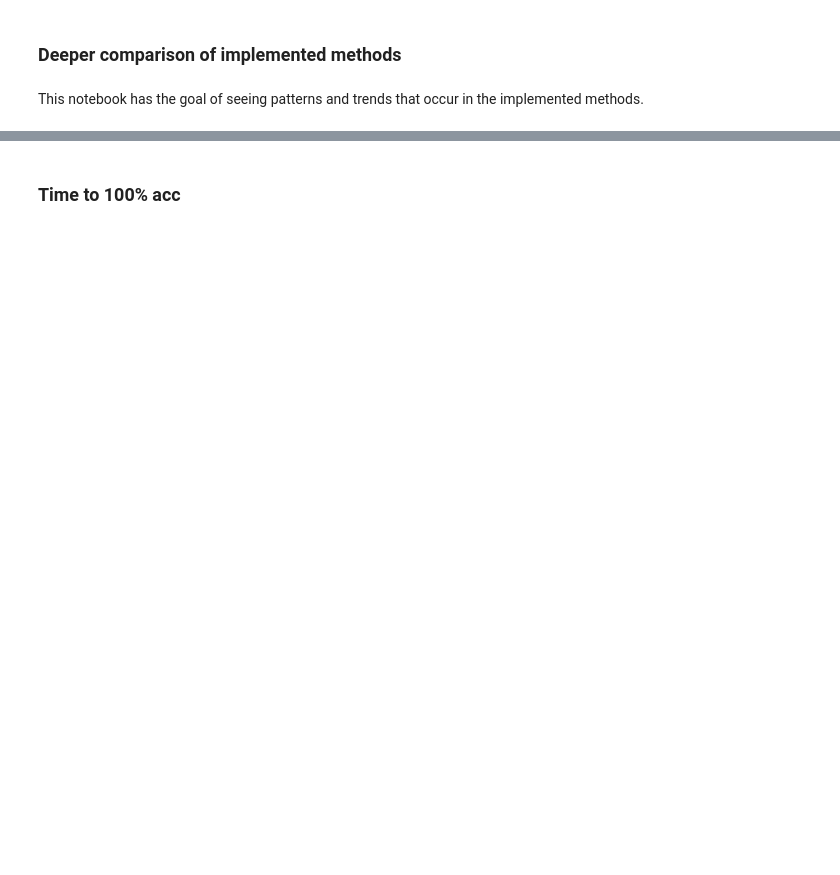
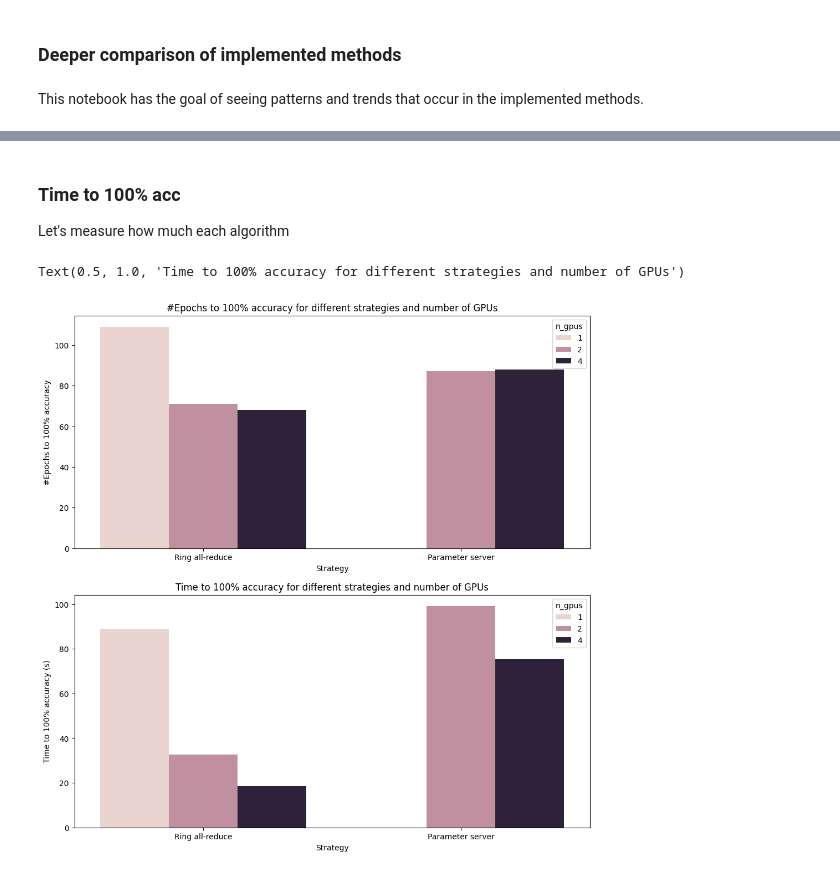
Before and after one commit to ppadjin/torch-parallel-from-scratch, a Jupyter notebook: Experiment3.ipynb, the cells around one changed output, grey strips where cells are left out. Drawn from its saved outputs; the diff is of its cells as text; code cells hidden in the pictures; blank space fills up the shorter version.

```diff
--- a/Experiment3.ipynb
+++ b/Experiment3.ipynb
@@ -24,2 +60,39 @@ r4_time = pd.read_csv(os.path.join(logs_path, 'r4_time.csv'))
 # %% [markdown]
 ### Time to 100% acc
+
+Let's measure how much each algorithm
+# %%
+def time_to_100_acc(time, acc):
+    idx = acc[acc['acc'] == 1.0].index[0]
+    return time['time'][idx], idx
+# %%
+r1_time_to_100, r1_idx = time_to_100_acc(r1_time, r1_acc)
+r2_time_to_100, r2_idx = time_to_100_acc(r2_time, r2_acc)
+r4_time_to_100, r4_idx = time_to_100_acc(r4_time, r4_acc)
+
+p2_time_to_100, p2_idx = time_to_100_acc(p2_time, p2_acc)
+p4_time_to_100, p4_idx = time_to_100_acc(p4_time, p4_acc)
+
+time_to_100_df = pd.DataFrame({
+    'Strategy': ['Ring all-reduce', 'Ring all-reduce', 'Ring all-reduce', 'Parameter server', 'Parameter server'],
+    'n_gpus': [1, 2, 4, 2, 4],
+    'time_to_100': [r1_time_to_100, r2_time_to_100, r4_time_to_100, p2_time_to_100, p4_time_to_100],
+    'epochs_to_100':[r1_idx, r2_idx, r4_idx, p2_idx, p4_idx]
+})
+
+fix, ax = plt.subplots(2,1, figsize=(12, 12))
+plt.subplot(2, 1, 1)
+sns.barplot(x='Strategy', y='epochs_to_100', hue='n_gpus', data=time_to_100_df)
+
+plt.ylabel('#Epochs to 100% accuracy')
+
+plt.title('#Epochs to 100% accuracy for different strategies and number of GPUs')
+
+plt.subplot(2,1, 2)
+sns.barplot(x='Strategy', y='time_to_100', hue='n_gpus', data=time_to_100_df)
+
+plt.ylabel('Time to 100% accuracy (s)')
+plt.title('Time to 100% accuracy for different strategies and number of GPUs')
+# %% [output]
+Text(0.5, 1.0, 'Time to 100% accuracy for different strategies and number of GPUs')
+[figure, added]
```
Also changed, not shown: parts of 9 cells of this notebook, 2 other files.
